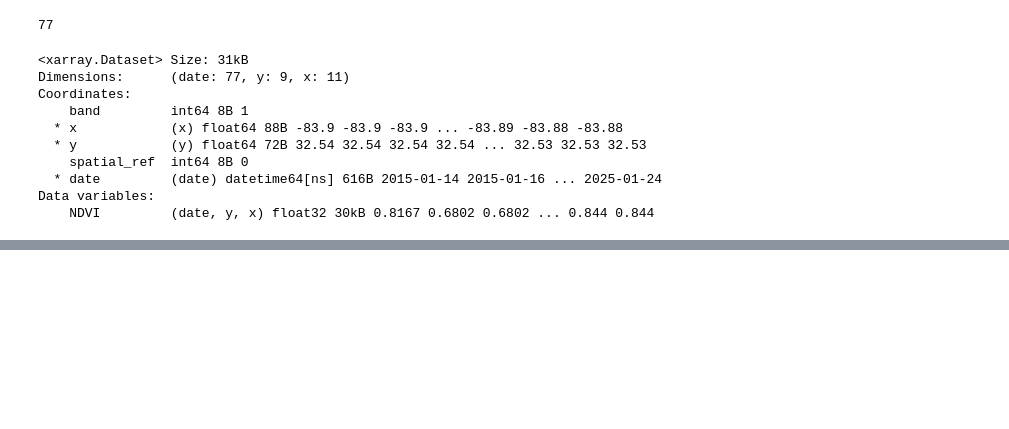
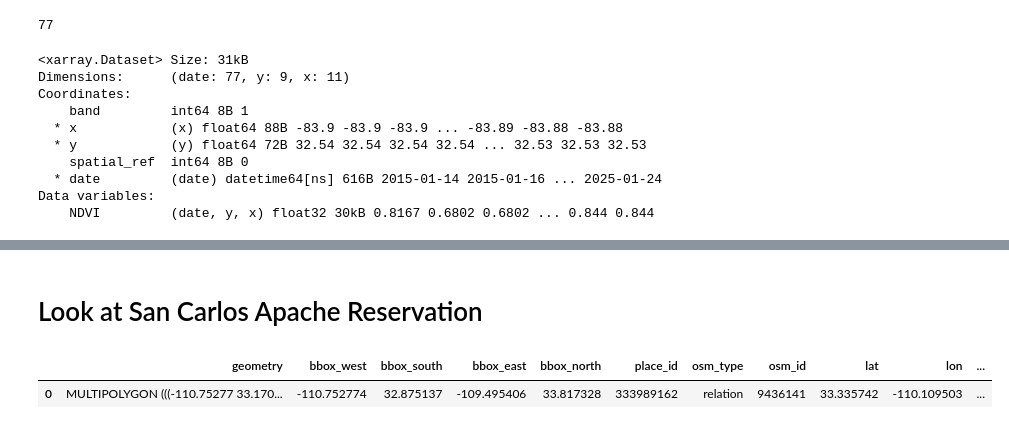
Before and after one commit to cu-esiil-edu/04-vegetation-nquarder, a Jupyter notebook: notebooks/more-veggie-demo.ipynb, the cells around one changed output, grey strips where cells are left out. Cells and saved outputs as stored; diff of their text form; code cells hidden in the pictures; blank space fills up the shorter version.

```diff
--- a/notebooks/more-veggie-demo.ipynb
+++ b/notebooks/more-veggie-demo.ipynb
@@ -204,3 +204,19 @@ Coordinates:
   * y            (y) float64 40B 32.54 32.54 32.54 32.54 32.53
     spatial_ref  int64 8B 0
 [interactive output not drawn]
+# %% [markdown]
+# Look at San Carlos Apache Reservation
+# %%
+# Search OSM for San Carlos Apache using geocode_to_gdf
+osm_way_id = 9436141
+
+# Retrieve polygon boundary
+scat_boundary = osm.geocode_to_gdf(
+    "R9436141",
+    by_osmid=True
+)
+
+scat_boundary
+# %% [output]
+|  | geometry | bbox_west | bbox_south | bbox_east | bbox_north | place_id | osm_type | osm_id | lat | lon | ... |
+| 0 | MULTIPOLYGON (((-110.75277 33.170... | -110.752774 | 32.875137 | -109.495406 | 33.817328 | 333989162 | relation | 9436141 | 33.335742 | -110.109503 | ... |
```
Also changed, not shown: parts of 4 cells of this notebook, 4 other files.
